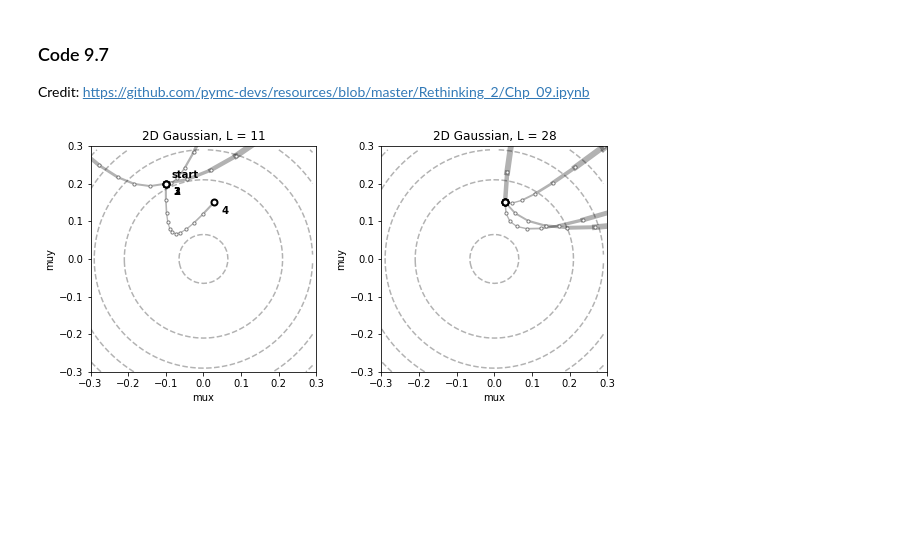
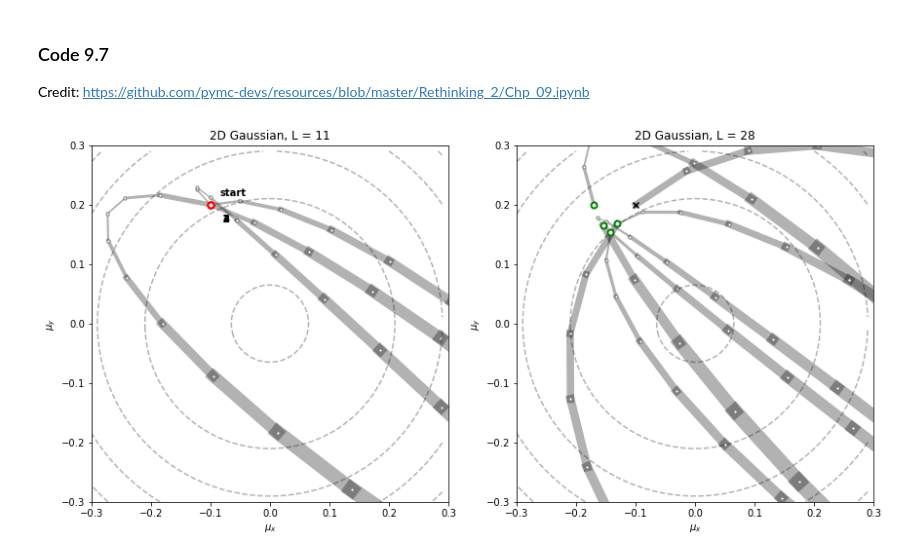
Before and after one commit to somnath1077/statistical_rethinking, a Jupyter notebook: code/ch09/nb02_hamiltonian_monte_carlo.ipynb, the cells around one changed output. Drawn from its saved outputs; the diff is of its cells as text; code cells hidden in the pictures; blank space fills up the shorter version.

```diff
--- a/code/ch09/nb02_hamiltonian_monte_carlo.ipynb
+++ b/code/ch09/nb02_hamiltonian_monte_carlo.ipynb
@@ -31,7 +31,7 @@ y = rv.rvs(size=N_SAMPLES)
 # %% [markdown]
 ### Code 9.5
 # %%
-def calc_U(x, y, q, a=0, b=1.0, c=0, d=1.0):
+def calc_U(x, y, q, a=0, b=0.5, c=0, d=0.5):
     mu_x, mu_y = q
 
     U = np.sum(norm.logpdf(y, loc=mu_y, scale=1) +
@@ -75,14 +75,14 @@ $$
         \sum_i \frac{(y_i - \mu_y)}{1^2} - \frac{\mu_y - 0}{0.5^2}.
 $$
 # %%
-def grad_U(x, y, q, a=0, b=1.0, c=0, d=1.0):
+def grad_U(x, y, q, a=0, b=0.5, c=0, d=0.5):
     mu_x = q[0]
     mu_y = q[1]
 
     grad_mu_x = np.sum(x - mu_x) - (mu_x - a) / b**2
     grad_mu_y = np.sum(y - mu_y) - (mu_y - c) / d**2
 
-    return np.array([grad_mu_x, grad_mu_y])
+    return np.array([-1 * grad_mu_x, -1 * grad_mu_y])
 # %%
 grad_U(x, y, q=[0.1, 0.2])
 # %% [output]
@@ -108,7 +108,7 @@ def HMC2(U: Callable, grad_U: Callable, epsilon: float, L: int, current_q: np.ar
     """
     q = current_q
     # random flick - p is momentum
-    p = np.random.normal(loc=0, scale=1, size=len(q))
+    p = np.random.normal(loc=0, scale=2, size=len(q))
     current_p = p
 
     # Make a half step for momentum at the beginning
@@ -142,14 +142,15 @@ def HMC2(U: Callable, grad_U: Callable, epsilon: float, L: int, current_q: np.ar
     current_U = U(x, y, current_q)
     # mass = 1 unit so that KE = 0.5 * p**2
     current_K = np.sum(current_p ** 2) / 2.0
+
     proposed_U = U(x, y, q)
-    proposed_K = np.sum(p ** 2) / 2
+    proposed_K = np.sum(p ** 2) / 2.0
 
     # Accept or reject the state at end of trajectory, returning either
     # the position at the end of the trajectory or the initial position
     accept = False
-
-    if np.log(np.random.uniform()) < current_U - proposed_U + current_K - proposed_K:
+    criterion = np.exp(current_U - proposed_U + current_K - proposed_K)
+    if np.random.uniform() < criterion:
         # accept
         new_q = q
         accept = True
@@ -163,7 +164,7 @@ def HMC2(U: Callable, grad_U: Callable, epsilon: float, L: int, current_q: np.ar
 
 Credit: https://github.com/pymc-devs/resources/blob/master/Rethinking_2/Chp_09.ipynb
 # %%
-np.random.seed(42)
+np.random.seed()
 
 # test data
 real = multivariate_normal([0, 0], np.identity(2))
@@ -176,7 +177,7 @@ step = 0.03
 # L = 11  # 0.03 / 28 for U-turns -- 11 for working example
 n_samples = 4
 
-_, axs = plt.subplots(1, 2, figsize=[8, 6], constrained_layout=True)
+_, axs = plt.subplots(1, 2, figsize=[12, 12], constrained_layout=True)
 
 
 for L, ax in zip([11, 28], axs):
@@ -184,38 +185,44 @@ for L, ax in zip([11, 28], axs):
 
     if L == 11:
         ax.text(*Q["q"] + 0.015, "start", weight="bold")
 
     for i in range(n_samples):
         Q = HMC2(calc_U, grad_U, step, L, Q["q"], x, y)
-        ax.scatter(*Q["q"], color="w", marker="o", edgecolor="k", lw=2, zorder=3)
+        if Q['accept']:
+            col = 'g'
+        else:
+            col = 'r'
+        ax.scatter(*Q["q"], color="w", marker="o", edgecolor=col, lw=2, zorder=3)
 
-        if n_samples < 10:
+        if n_samples < 200:
             for j in range(L):
                 K0 = np.sum(Q["p_traj"][j, :] ** 2) / 2  # kinetic energy
                 ax.plot(
                     Q["traj"][j : j + 2, 0],
                     Q["traj"][j : j + 2, 1],
                     color="k",
                     lw=1 + 1 * K0,
                     alpha=0.3,
                     zorder=1,
                 )
 
             ax.scatter(*Q["traj"].T, facecolor="w", edgecolor="gray", lw=1, zorder=2, s=10)
 
             if L == 11:
                 ax.text(*Q["q"] + [0.02, -0.03], f"{i + 1}", weight="bold")
 
     ax.set_title(f"2D Gaussian, L = {L}")
-    ax.set_xlabel("mux")
-    ax.set_ylabel("muy")
+    ax.set_xlabel(r"$\mu_x$")
+    ax.set_ylabel(r"$\mu_y$")
 
     # draw background contours based on real probability defined above
-    ax.set_xlim(-pr, pr)
-    ax.set_ylim(-pr, pr)
-    xs, ys = np.mgrid[-pr:pr:0.01, -pr:pr:0.01]
+    lim = 1.0 * pr
+    ax.set_xlim(-lim, lim)
+    ax.set_ylim(-lim, lim)
+    xs, ys = np.mgrid[-lim:lim:0.01, -lim:lim:0.01]
+
     p = real.logpdf(np.vstack([xs.flat, ys.flat]).T).reshape(xs.shape)
     ax.contour(xs, ys, p, 4, colors=[(0, 0, 0, 0.3)])
     ax.set_aspect(1)
 # %% [output]
-[figure, old version]
+[figure, new version]
```
Also changed, not shown: parts of 7 cells of this notebook, 1 other file.
